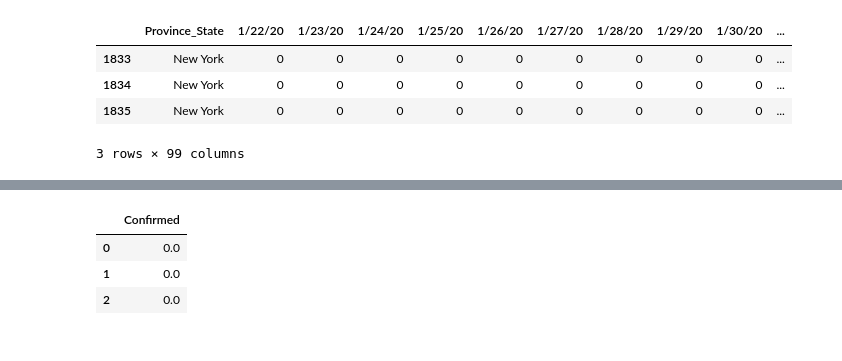
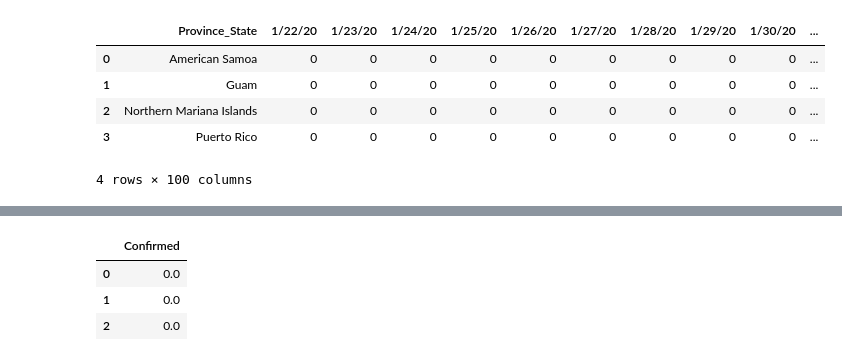
Before and after one commit to adrimos/COVID19_Daily_US_States_BarChart, a Jupyter notebook: Daily_US_States_BarChart.ipynb, the cells around one changed output, grey strips where cells are left out. Drawn from its saved outputs; the diff is of its cells as text; code cells hidden in the pictures.

```diff
--- a/Daily_US_States_BarChart.ipynb
+++ b/Daily_US_States_BarChart.ipynb
@@ -10,4 +10,13 @@ df_d = pd.read_csv('https://raw.githubusercontent.com/CSSEGISandData/COVID-19/ma
 # %%
 df = df.drop(['UID', 'iso2', 'iso3', 'code3', 'FIPS', 'Admin2' ,'Country_Region', 'Lat', 'Long_', 'Combined_Key'], axis=1)
 df_d = df_d.drop(['Population', 'UID', 'iso2', 'iso3', 'code3', 'FIPS', 'Admin2' , 'Country_Region', 'Lat', 'Long_', 'Combined_Key'], axis=1)
+# %%
+df.head(4)
+# %% [output]
+|  | Province_State | 1/22/20 | 1/23/20 | 1/24/20 | 1/25/20 | 1/26/20 | 1/27/20 | 1/28/20 | 1/29/20 | 1/30/20 | ... |
+| 0 | American Samoa | 0 | 0 | 0 | 0 | 0 | 0 | 0 | 0 | 0 | ... |
+| 1 | Guam | 0 | 0 | 0 | 0 | 0 | 0 | 0 | 0 | 0 | ... |
+| 2 | Northern Mariana Islands | 0 | 0 | 0 | 0 | 0 | 0 | 0 | 0 | 0 | ... |
+| 3 | Puerto Rico | 0 | 0 | 0 | 0 | 0 | 0 | 0 | 0 | 0 | ... |
+4 rows × 100 columns
 # %%
@@ -58,8 +113,0 @@ OH_d = df_d[(df_d["Province_State"] == "Ohio")]
-# %%
-NY_d.head(3)
-# %% [output]
-|  | Province_State | 1/22/20 | 1/23/20 | 1/24/20 | 1/25/20 | 1/26/20 | 1/27/20 | 1/28/20 | 1/29/20 | 1/30/20 | ... |
-| 1833 | New York | 0 | 0 | 0 | 0 | 0 | 0 | 0 | 0 | 0 | ... |
-| 1834 | New York | 0 | 0 | 0 | 0 | 0 | 0 | 0 | 0 | 0 | ... |
-| 1835 | New York | 0 | 0 | 0 | 0 | 0 | 0 | 0 | 0 | 0 | ... |
-3 rows × 99 columns
```
Also changed, not shown: parts of 10 cells of this notebook, 1 other file.
